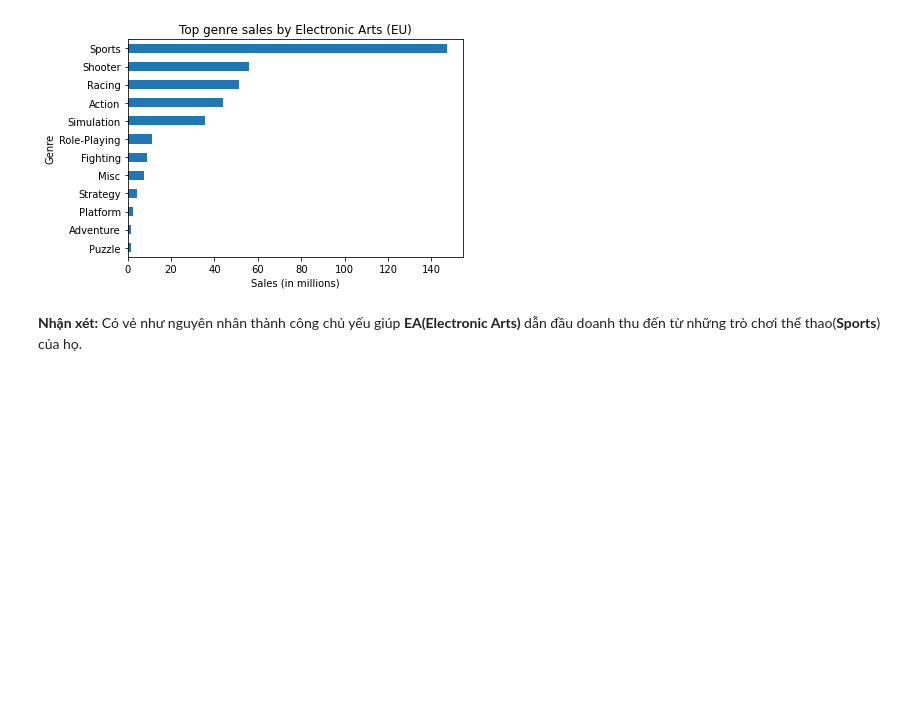
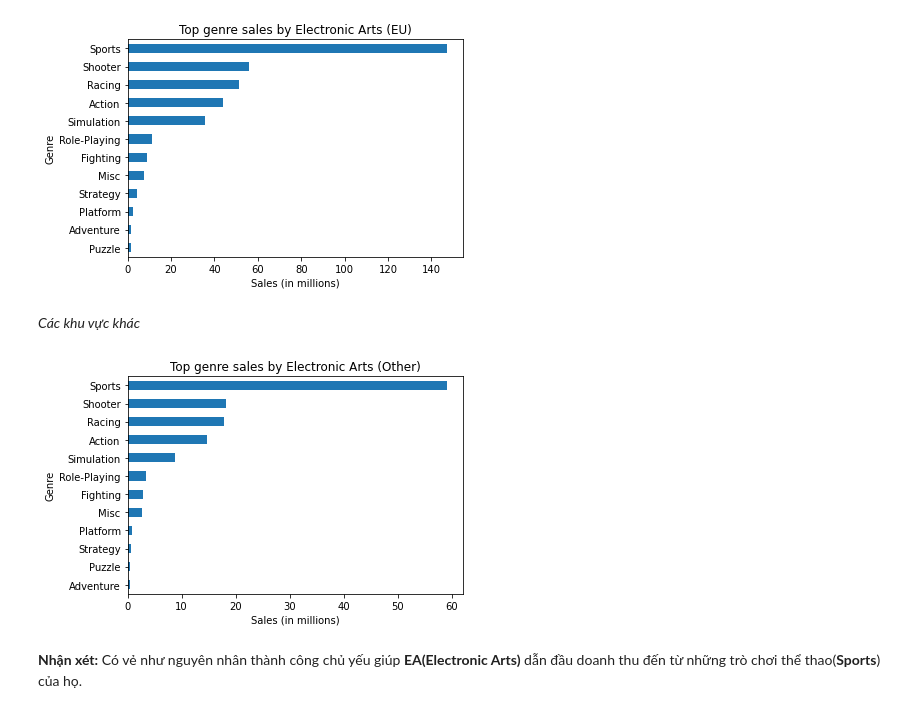
Before and after one commit to longtt2705/p4ds-Final, a Jupyter notebook: Final.ipynb, the cells around one changed output. Drawn from its saved outputs; the diff is of its cells as text; code cells hidden in the pictures; blank space fills up the shorter version.

```diff
--- a/Final.ipynb
+++ b/Final.ipynb
@@ -292,6 +303,14 @@ EA.sort_values().plot.barh(title='Top genre sales by Electronic Arts (EU)');
 plt.xlabel('Sales (in millions)');
 # %% [output]
 [figure]
+# %% [markdown]
+*Các khu vực khác*
+# %%
+EA=vgsales_df[vgsales_df["Publisher"]=="Electronic Arts"].groupby("Genre").Other_Sales.sum()
+EA.sort_values().plot.barh(title='Top genre sales by Electronic Arts (Other)');
+plt.xlabel('Sales (in millions)');
+# %% [output]
+[figure, added]
 # %% [markdown]
 **Nhận xét:** Có vẻ như nguyên nhân thành công chủ yếu giúp **EA(Electronic Arts)** dẫn đầu doanh thu đến từ những trò chơi thể thao(**Sports**) của họ.
 # %% [markdown]
```
Also changed, not shown: parts of 12 cells of this notebook.
